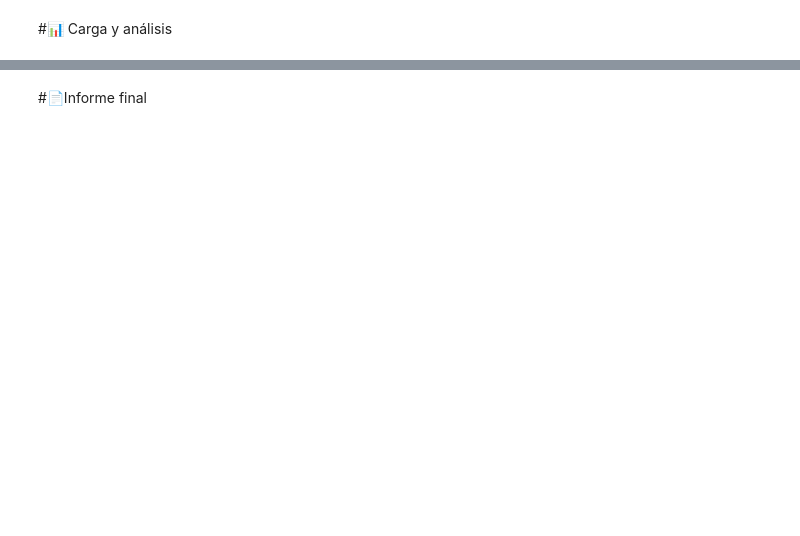
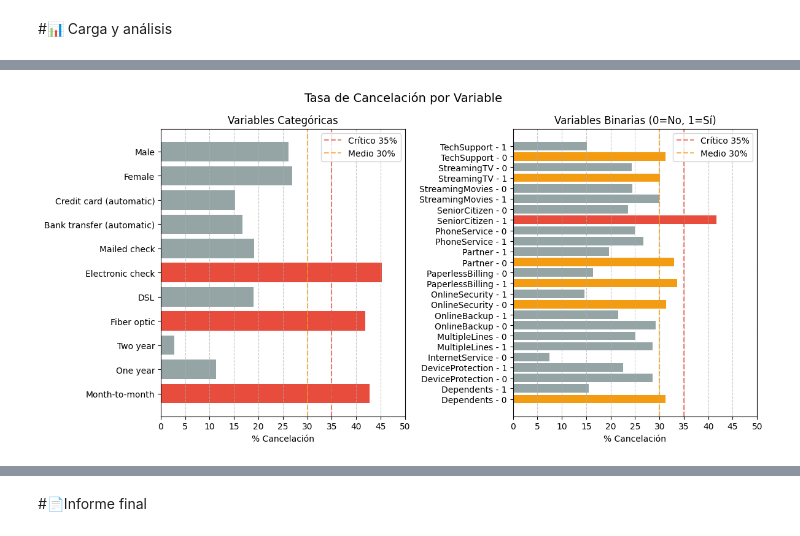
Before and after one commit to Yaaxek/TelecomX_LATAM, a Jupyter notebook: TelecomX_LATAM.ipynb, the cells around one changed output, grey strips where cells are left out. Cells and saved outputs as stored; diff of their text form; code cells hidden in the pictures; blank space fills up the shorter version.

```diff
--- a/TelecomX_LATAM.ipynb
+++ b/TelecomX_LATAM.ipynb
@@ -6,0 +150,5 @@
+# %%
+df = df.copy()
+# %%
+df.loc[:, 'Cuentas_Diarias'] = df['Charges.Monthly'] / 30
+df.head()
@@ -6,0 +168,6 @@
+# %%
+df = df.replace('No internet service', 'No')
+df = df.replace('No phone service', 'No')
+# %%
+df = df.replace({'Yes': 1, 'No': 0}).infer_objects(copy=False)
+df.info()
@@ -8,0 +416,58 @@
+# %%
+import matplotlib.pyplot as plt
+text_variables = ['gender', 'Contract', 'PaymentMethod', 'InternetService']
+binary_variables = ['Partner', 'Dependents', 'SeniorCitizen', 'PhoneService',
+                    'MultipleLines', 'OnlineSecurity', 'OnlineBackup',
+                    'DeviceProtection', 'TechSupport', 'StreamingTV',
+                    'StreamingMovies', 'PaperlessBilling']
+
+import matplotlib.pyplot as plt
+
+df_texto = df_evasion[~df_evasion['Valor'].isin([0, 1])]
+df_binario = df_evasion[df_evasion['Valor'].isin([0, 1])].copy()
+df_binario['Etiqueta'] = df_binario['Variable'] + ' - ' + df_binario['Valor'].astype(str)
+
+umbral_medio = 30
+umbral_alto = 35
+
+def asignar_color(valor):
+    if valor >= umbral_alto:
+        return '#e74c3c'
+    elif valor >= umbral_medio:
+        return '#f39c12'
+    else:
+        return '#95a5a6'
+
+colores_texto = [asignar_color(v) for v in df_texto['% Cancelación']]
+colores_binario = [asignar_color(v) for v in df_binario['% Cancelación']]
+
+fig, axes = plt.subplots(1, 2, figsize=(12, 6))
+
+
+axes[0].barh(df_texto['Valor'], df_texto['% Cancelación'], color=colores_texto)
+axes[0].set_title('Variables Categóricas')
+axes[0].set_xlabel('% Cancelación')
+axes[0].axvline(x=umbral_alto, color='#e74c3c', linestyle='--', alpha=0.7, label=f'Crítico {umbral_alto}%')
+axes[0].axvline(x=umbral_medio, color='#f39c12', linestyle='--', alpha=0.7, label=f'Medio {umbral_medio}%')
+axes[0].grid(True, axis='x', linestyle='--', alpha=0.7)
+axes[0].set_xlim(0, 50)
+axes[0].set_xticks(range(0, 51, 5))
+axes[0].legend(loc='upper right')
+
+
+axes[1].barh(df_binario['Etiqueta'], df_binario['% Cancelación'], color=colores_binario)
+axes[1].set_title('Variables Binarias (0=No, 1=Sí)')
+axes[1].set_xlabel('% Cancelación')
+axes[1].axvline(x=umbral_alto, color='#e74c3c', linestyle='--', alpha=0.7, label=f'Crítico {umbral_alto}%')
+axes[1].axvline(x=umbral_medio, color='#f39c12', linestyle='--', alpha=0.7, label=f'Medio {umbral_medio}%')
+axes[1].grid(True, axis='x', linestyle='--', alpha=0.7)
+axes[1].set_xlim(0, 50)
+axes[1].set_xticks(range(0, 51, 5))
+axes[1].legend(loc='upper right')
+
+plt.suptitle('Tasa de Cancelación por Variable', fontsize=14)
+plt.tight_layout()
+plt.savefig('02_variables_categoricas.png', dpi=300, bbox_inches='tight', facecolor='white')
+plt.show()
+# %% [output]
+[figure, added]
```
Also changed, not shown: parts of 62 cells of this notebook.
